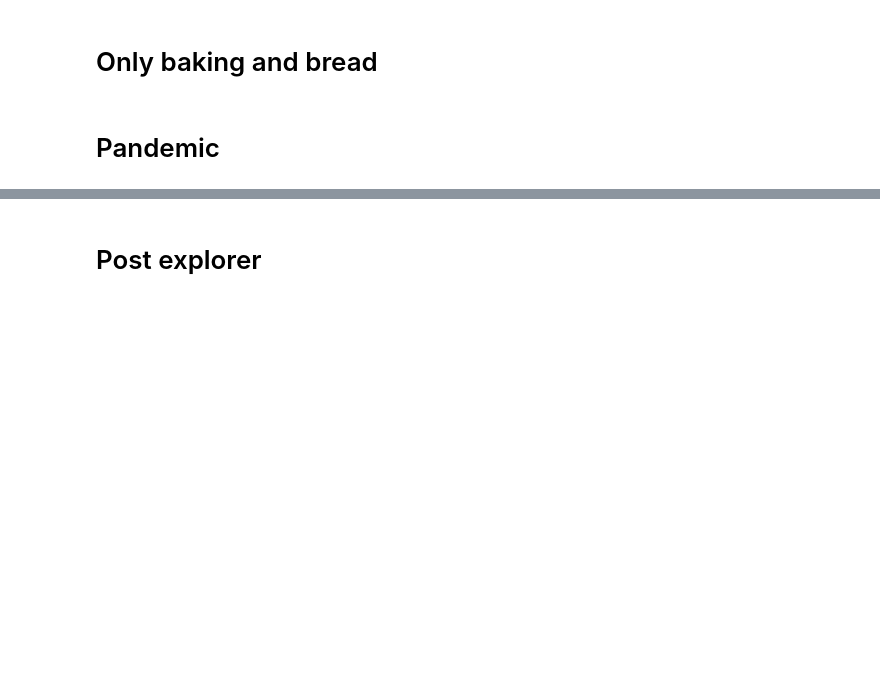
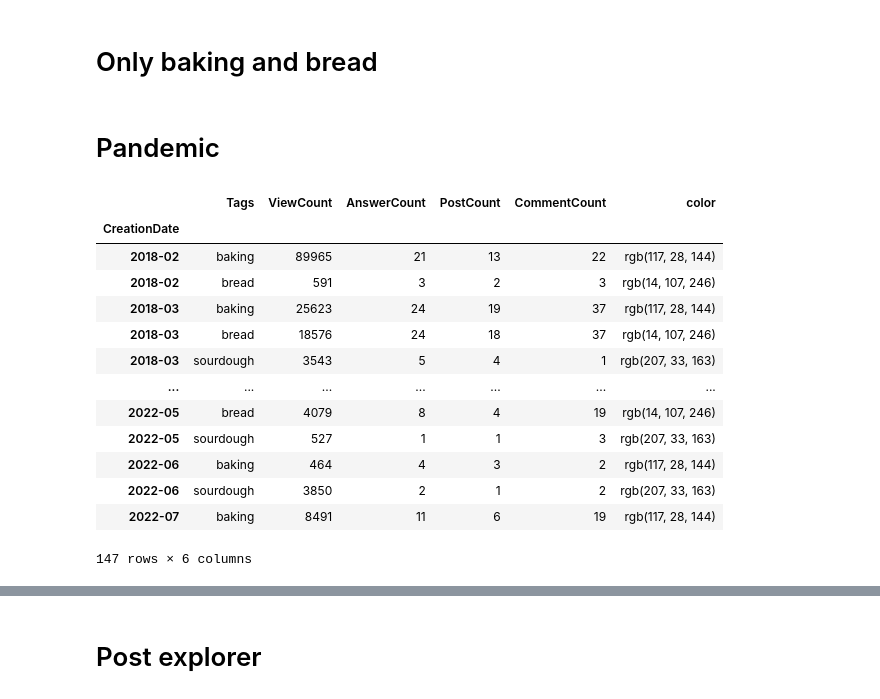
Before and after one commit to JorgeRuRe/formative-fdsp-apiwizards, a Jupyter notebook: notebook/charts-time_annalysis.ipynb, the cells around one changed output, grey strips where cells are left out. Drawn from its saved outputs; the diff is of its cells as text; code cells hidden in the pictures; blank space fills up the shorter version.

```diff
--- a/notebook/charts-time_annalysis.ipynb
+++ b/notebook/charts-time_annalysis.ipynb
@@ -14,7 +14,7 @@ Index(['index', 'CreationDate', 'Title', 'Tags', 'ViewCount', 'AnswerCount',
 tags = (
     df
     .groupby([df.CreationDate.dt.to_period("M"), "Tags"])
-    .agg({"ViewCount": "mean", "AnswerCount": "mean", "index": "count"})
+    .agg({"ViewCount": "sum", "AnswerCount": "sum", "index": "count","CommentCount": "sum"})
     .reset_index()
 )
 # %%
@@ -45,11 +45,11 @@ bar_race.write_html('bar.html')
 # %% [markdown]
 # Only baking and bread
 # %%
-mylist = ['baking','bread']
+mylist = ['baking','bread','sourdough']
 
 mytags = tags[tags.Tags.isin(mylist)].copy()
 
-mytags.ViewCount = mytags.ViewCount.astype(int)
+mytags.CommentCount = mytags.CommentCount.astype(int)
 # %%
 
 fig = px.scatter(mytags,
@@ -69,5 +69,24 @@ fig.write_html('tags.html')
 # Pandemic
 # %%
 pandemic = mytags[
-    (mytags.CreationDate > "2018-01-01") & (mytags.CreationDate < "2022-07-30")
+    (mytags.CreationDate > "2018-01-01") & (mytags.CreationDate < "2022-08-30")
 ].copy()
+
+pandemic.set_index("CreationDate", inplace=True)
+
+pandemic
+# %% [output]
+|  | Tags | ViewCount | AnswerCount | PostCount | CommentCount | color |
+| CreationDate |  |  |  |  |  |  |
+| 2018-02 | baking | 89965 | 21 | 13 | 22 | rgb(117, 28, 144) |
+| 2018-02 | bread | 591 | 3 | 2 | 3 | rgb(14, 107, 246) |
+| 2018-03 | baking | 25623 | 24 | 19 | 37 | rgb(117, 28, 144) |
+| 2018-03 | bread | 18576 | 24 | 18 | 37 | rgb(14, 107, 246) |
+| 2018-03 | sourdough | 3543 | 5 | 4 | 1 | rgb(207, 33, 163) |
+| ... | ... | ... | ... | ... | ... | ... |
+| 2022-05 | bread | 4079 | 8 | 4 | 19 | rgb(14, 107, 246) |
+| 2022-05 | sourdough | 527 | 1 | 1 | 3 | rgb(207, 33, 163) |
+| 2022-06 | baking | 464 | 4 | 3 | 2 | rgb(117, 28, 144) |
+| 2022-06 | sourdough | 3850 | 2 | 1 | 2 | rgb(207, 33, 163) |
+| 2022-07 | baking | 8491 | 11 | 6 | 19 | rgb(117, 28, 144) |
+147 rows × 6 columns
```
Also changed, not shown: parts of 6 cells of this notebook, 5 other files.
